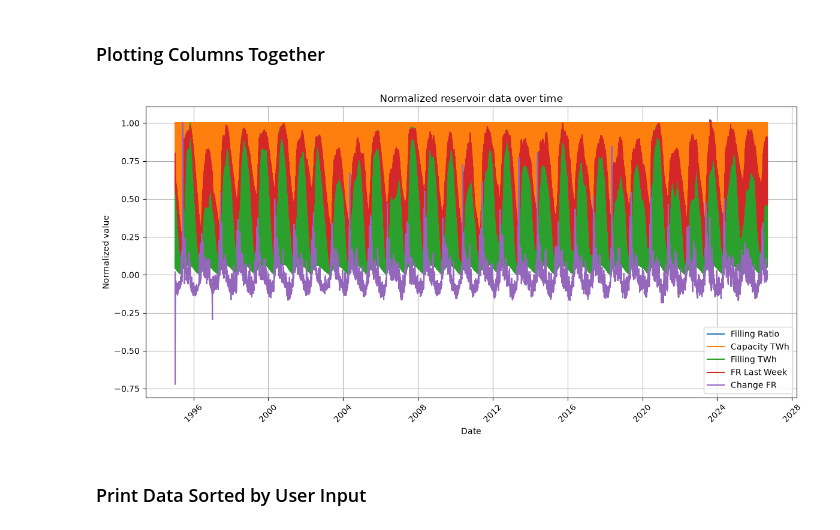
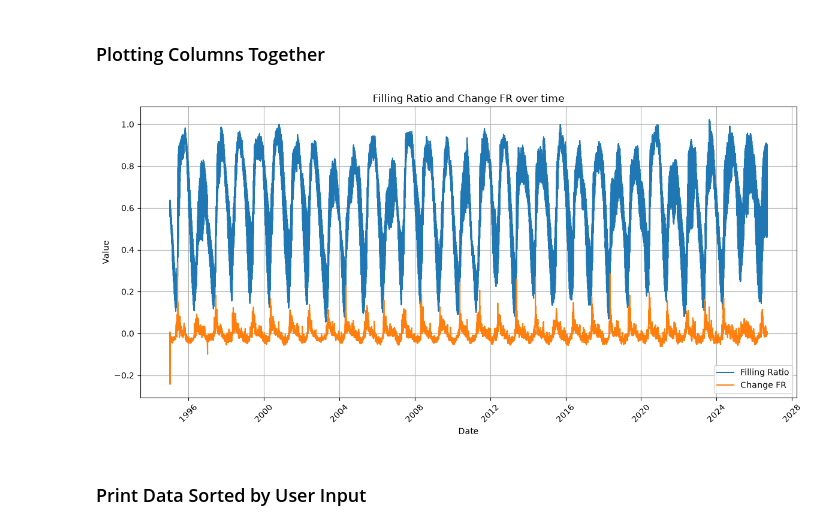
Before and after one commit to nylandgit/IND320-Repo, a Jupyter notebook: Oblig/notebooks/project_work_part1.ipynb, the cells around one changed output. Drawn from its saved outputs; the diff is of its cells as text; code cells hidden in the pictures.

Commit message:
plotting rework v0.1

```diff
--- a/Oblig/notebooks/project_work_part1.ipynb
+++ b/Oblig/notebooks/project_work_part1.ipynb
@@ -80,44 +78,23 @@ for column in columns_to_plot:
 # %%
 # Plotting selected columns together in one figure.
 # Copy of df for plotting, keeps user-sorted df.
 plot_df = df.sort_values("Date")
 
-# Tagging columns already defined by ratio numbers.
-ratio_columns = [
-    "Filling Ratio",
-    "FR Last Week",
-]
+# Plot Filling Ratio and Change FR together.
+plt.figure(figsize=(12, 6))
+plt.plot(plot_df["Date"], plot_df["Filling Ratio"], label="Filling Ratio")
+plt.plot(plot_df["Date"], plot_df["Change FR"], label="Change FR")
 
-# Converting non-ratio columns into ratio columns for plotting in one figure.
-normalized_df = plot_df[["Date"]].copy()
-
-for column in columns_to_plot:
-    if column in ratio_columns:
-        normalized_df[column] = plot_df[column]
-    else:
-        maximum = plot_df[column].abs().max()
-        normalized_df[column] = plot_df[column] / maximum
-
-# Plotting all selected columns in one figure.
-plt.figure(figsize=(12, 6))
-
-for column in columns_to_plot:
-    plt.plot(
-        normalized_df["Date"],
-        normalized_df[column],
-        label=column
-    )
-
-plt.title("Normalized reservoir data over time")
+plt.title("Filling Ratio and Change FR over time")
 plt.xlabel("Date")
-plt.ylabel("Normalized value")
+plt.ylabel("Value")
 plt.xticks(rotation=45)
 plt.grid(True)
 plt.legend()
 plt.tight_layout()
 plt.show()
 # %% [output]
-[figure, old version]
+[figure, new version]
 # %% [markdown]
 ### Print Data Sorted by User Input
 # %%
```
Also changed, not shown: parts of 1 cell of this notebook, 1 other file.
